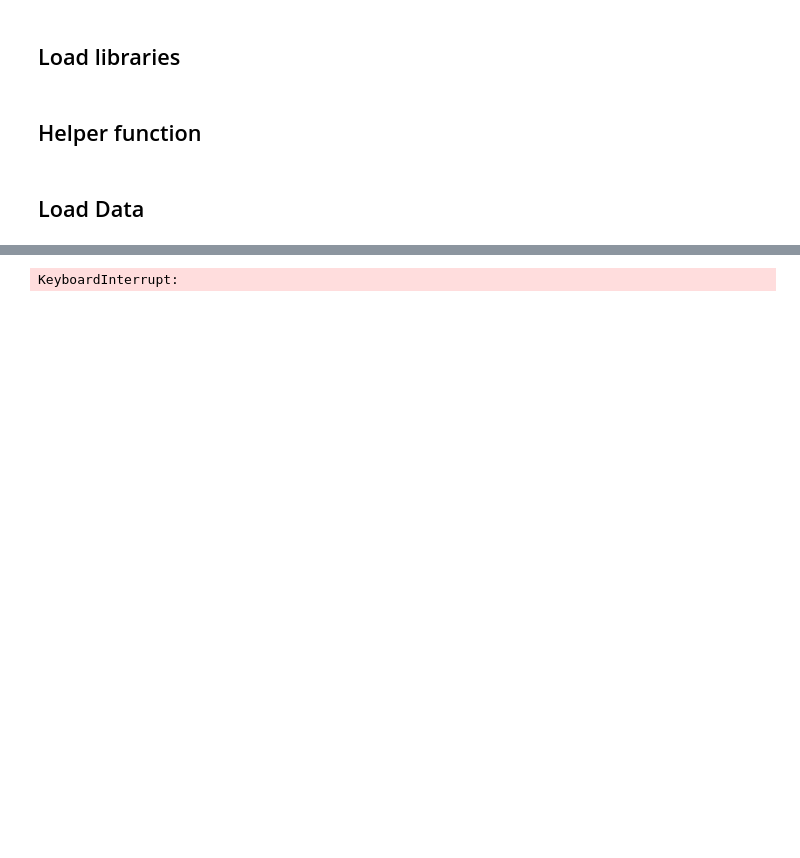
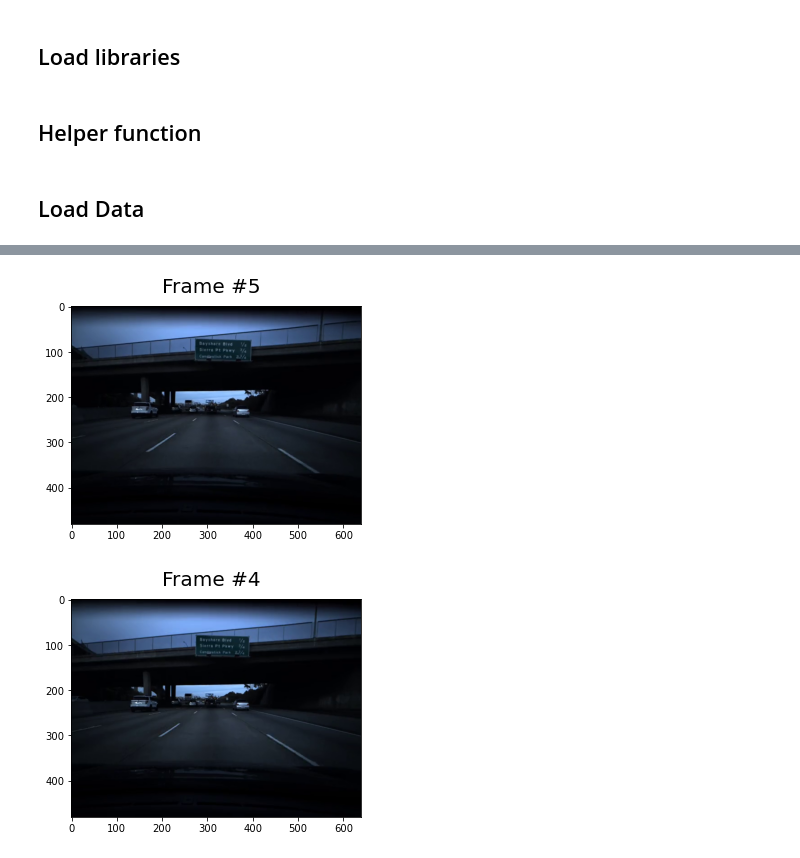
Before and after one commit to alexisgaziello/speedchallenge, a Jupyter notebook: solution.ipynb, the cells around one changed output, grey strips where cells are left out. Saved outputs shown, nothing was run; the diff lists cells and outputs as text; code cells hidden in the pictures; blank space fills up the shorter version.

Commit message:
Load Data

```diff
--- a/solution.ipynb
+++ b/solution.ipynb
@@ -27,7 +27,7 @@ def plotFrame(video, ids):
         for i in range(len(ids)):
             fig = pylab.figure()
             fig.suptitle('Frame #{}'.format(ids[i]), fontsize=20)
-            pylab.imshow(video.get_data(ids))
+            pylab.imshow(video.get_data(ids[i]))
 
     pylab.show()
 # %% [markdown]
@@ -38,8 +52,0 @@ df = pd.read_table(filename, names=['speed'])
-# %%
-filename = './data/train.mp4'
-vid = imageio.get_reader(filename,  'ffmpeg')
-df['frame'] = None
-for i in range(len(df)):
-    df.loc[i, 'frame'] = [vid.get_data(i)]
-# %% [output]
-KeyboardInterrupt:
@@ -47,0 +53,7 @@ df
+# %%
+filename = './data/train.mp4'
+video = imageio.get_reader(filename,  'ffmpeg')
+plotFrame(video, [5,4])
+# %% [output]
+[figure, added]
+[figure, added]
```
Also changed, not shown: parts of 2 cells of this notebook.
